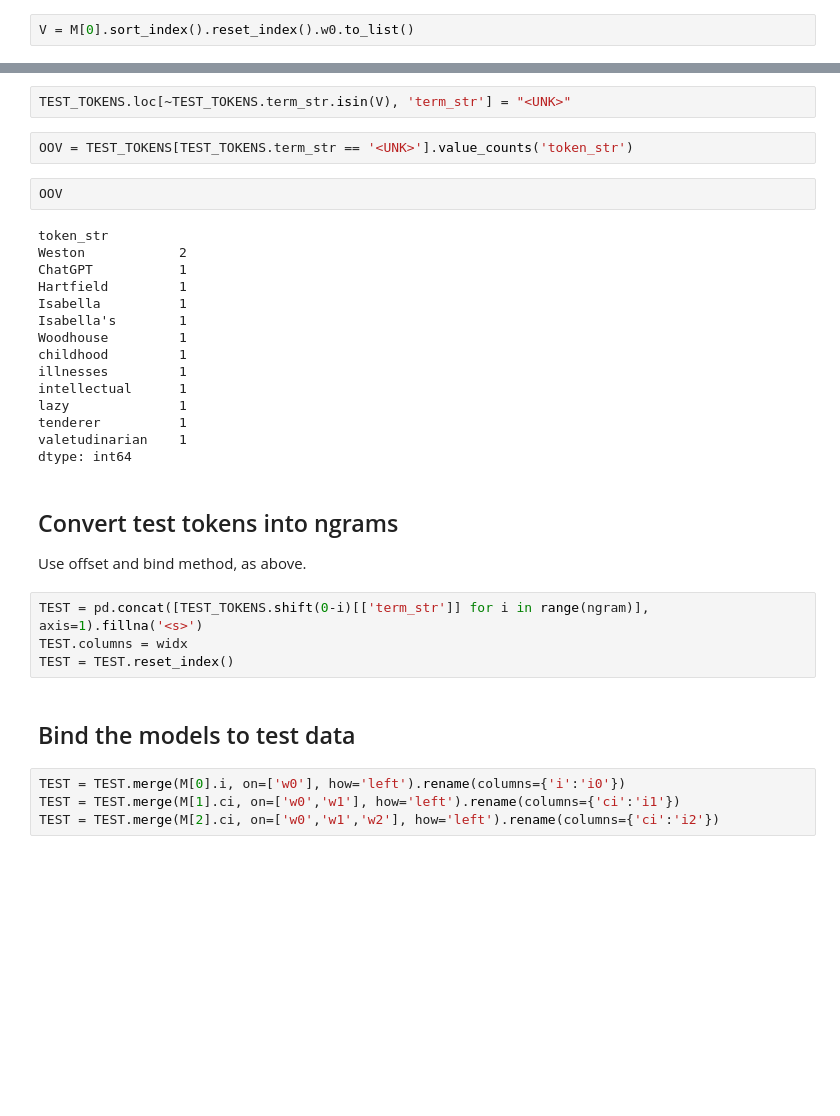
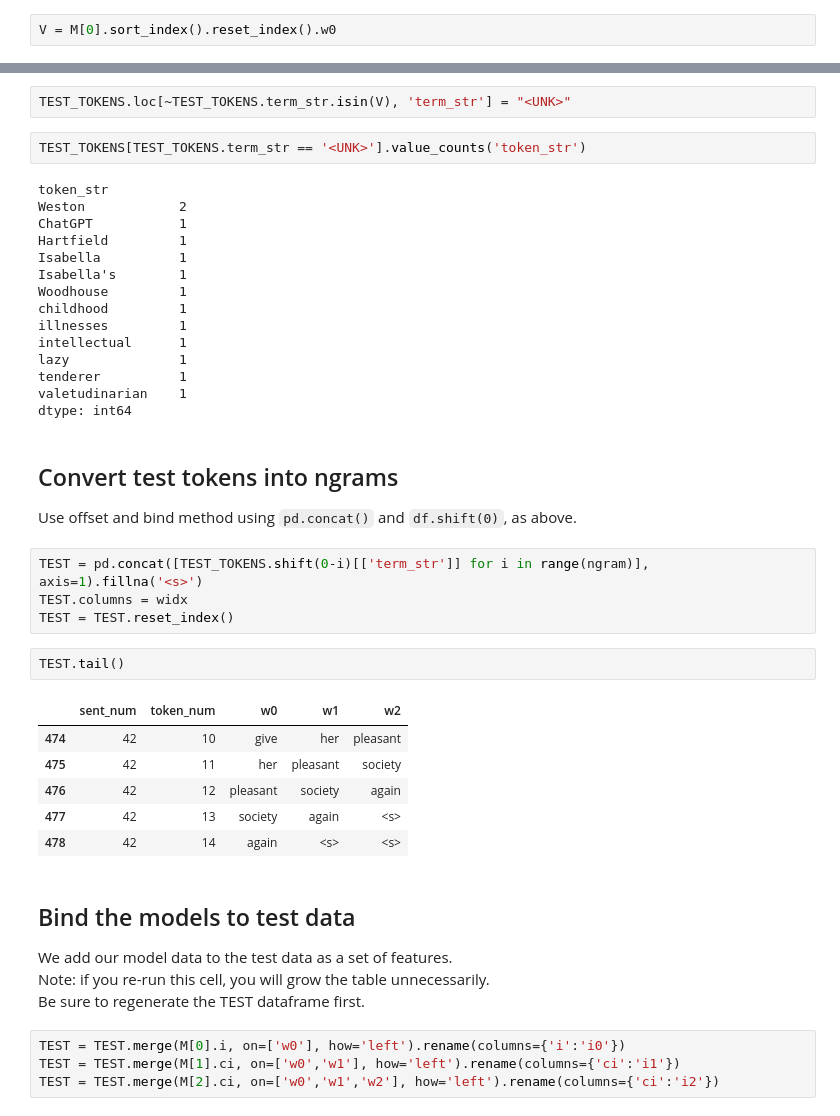
Before and after one commit to ontoligent/DS5001-2023-01-R, a Jupyter notebook: lessons/M03_LanguageModels/M03_EZ.ipynb, the cells around one changed output, grey strips where cells are left out. Cells and saved outputs as stored; diff of their text form; blank space fills up the shorter version.

```diff
--- a/lessons/M03_LanguageModels/M03_EZ.ipynb
+++ b/lessons/M03_LanguageModels/M03_EZ.ipynb
@@ -204,3 +234,3 @@ TEST_TOKENS.head()
 # %%
-V = M[0].sort_index().reset_index().w0.to_list()
+V = M[0].sort_index().reset_index().w0
 # %%
@@ -210,34 +250,45 @@ V[:10]
 # %%
 TEST_TOKENS.loc[~TEST_TOKENS.term_str.isin(V), 'term_str'] = "<UNK>"
 # %%
-OOV = TEST_TOKENS[TEST_TOKENS.term_str == '<UNK>'].value_counts('token_str')
+TEST_TOKENS[TEST_TOKENS.term_str == '<UNK>'].value_counts('token_str')
+# %% [output]
+token_str
+Weston            2
+ChatGPT           1
+Hartfield         1
+Isabella          1
+Isabella's        1
+Woodhouse         1
+childhood         1
+illnesses         1
+intellectual      1
+lazy              1
+tenderer          1
+valetudinarian    1
+dtype: int64
-# %%
-OOV
-# %% [output]
-token_str
-Weston            2
-ChatGPT           1
-Hartfield         1
-Isabella          1
-Isabella's        1
-Woodhouse         1
-childhood         1
-illnesses         1
-intellectual      1
-lazy              1
-tenderer          1
-valetudinarian    1
-dtype: int64
 # %% [markdown]
 ## Convert test tokens into ngrams
 
-Use offset and bind method, as above.
+Use offset and bind method using `pd.concat()` and `df.shift(0)`, as above.
 # %%
 TEST = pd.concat([TEST_TOKENS.shift(0-i)[['term_str']] for i in range(ngram)], axis=1).fillna('<s>')
 TEST.columns = widx
 TEST = TEST.reset_index()
+# %%
+TEST.tail()
+# %% [output]
+|  | sent_num | token_num | w0 | w1 | w2 |
+| 474 | 42 | 10 | give | her | pleasant |
+| 475 | 42 | 11 | her | pleasant | society |
+| 476 | 42 | 12 | pleasant | society | again |
+| 477 | 42 | 13 | society | again | <s> |
+| 478 | 42 | 14 | again | <s> | <s> |
 # %% [markdown]
 ## Bind the models to test data
+
+We add our model data to the test data as a set of features.\
+Note: if you re-run this cell, you will grow the table unnecessarily.\
+Be sure to regenerate the TEST dataframe first.
 # %%
 TEST = TEST.merge(M[0].i, on=['w0'], how='left').rename(columns={'i':'i0'})
 TEST = TEST.merge(M[1].ci, on=['w0','w1'], how='left').rename(columns={'ci':'i1'})
```
Also changed, not shown: parts of 9 cells of this notebook, 1 other file.
